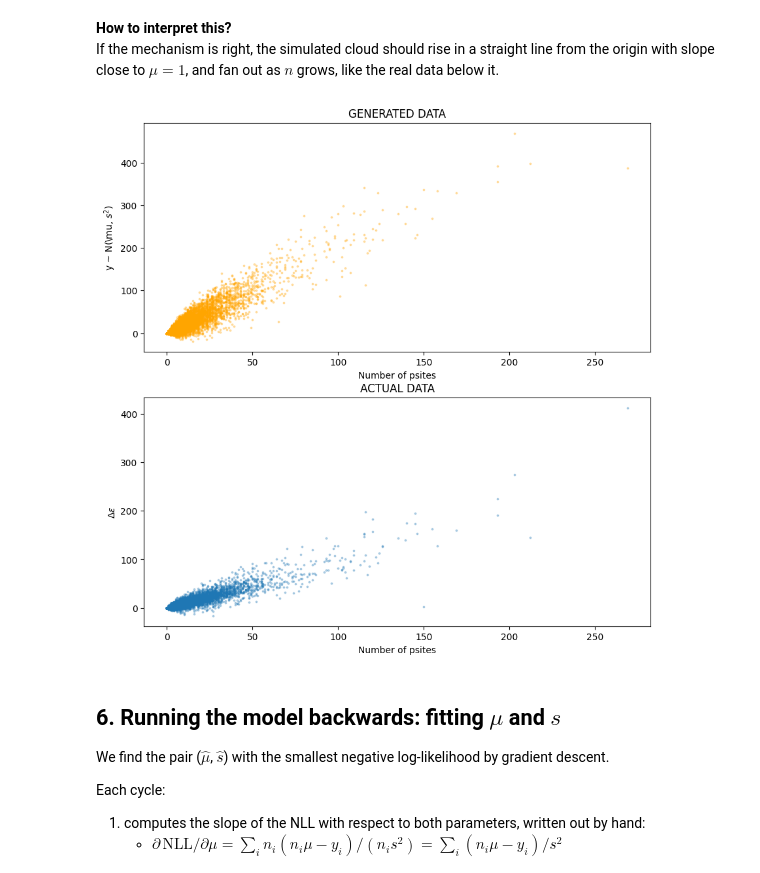
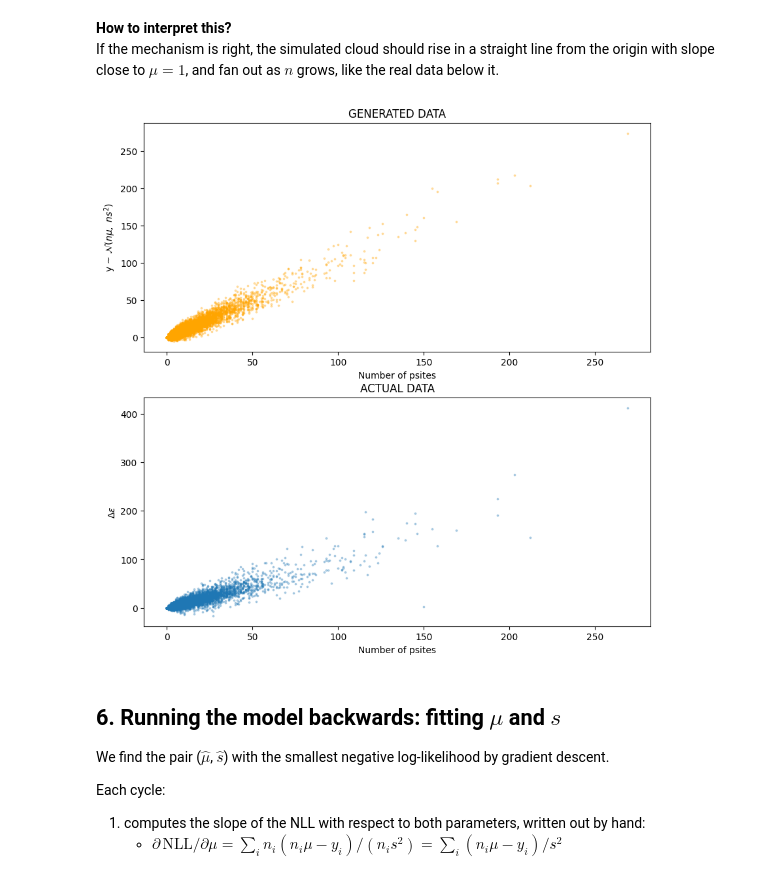
Before and after one commit to Laura-Filkova/CB2330-KICKASS-PROJECT, a Jupyter notebook: project.ipynb, the cells around one changed output. Saved outputs shown, nothing was run; the diff lists cells and outputs as text; code cells hidden in the pictures.

```diff
--- a/project.ipynb
+++ b/project.ipynb
@@ -236,9 +239,8 @@ def uniforms(k, seed):
       out[i] = state / M
     return out
 
-def draw_from_normal(mu, s, seed = 2026):
-  normal_standard = (sum(uniforms(12, seed)) - 6)
-  return normal_standard * s + mu
+def draw_from_normal(mu, s, us):
+    return (sum(us) - 6) * s + mu
 # %% [markdown]
 ## 5. Forward simulation
 
@@ -255,42 +257,44 @@ seed = 2026
 y_sim_1 = []
 n_psites = s3_a_df["idr_psites"].to_list()
 
+
+rs = uniforms(12 * sum(n_psites), seed)
+y_sim_1, start = [], 0
 for n in n_psites:
-  total = mu * n
-  for i in range(n):
-    random_draw = draw_from_normal(mu,s,seed)
-    total +=  random_draw
-    seed = lcg(seed,A,C,M)
-  y_sim_1.append(total)
+    total = 0
+    for k in range(n):
+        total += draw_from_normal(mu, s, rs[start:start+12])
+        start += 12
+    y_sim_1.append(total)
 # %% [markdown]
 **How to interpret this?**
 If the mechanism is right, the simulated cloud should rise in a straight line from the origin with slope close to $\mu = 1$, and fan out as $n$ grows, like the real data below it.
 # %%
 fig, ((ax1, ax2)) = plt.subplots(2, 1, figsize=(10, 10))
 
 
 ax1.scatter(
     s3_a_df['idr_psites'], y_sim_1,
     s=3,
     alpha=0.3,
     color = "orange"
     )
 ax1.set_title('GENERATED DATA')
-ax1.set_ylabel(r"y ~ N(\mu, $s^2$)")
+ax1.set_ylabel(r"y ~ $\mathcal{N}(n\mu,\ n s^2)$")
 ax1.set_xlabel('Number of psites')
 
 ax2.scatter(
     s3_a_df['idr_psites'],
     -s3_a_df['pre-post'],
     s=3,
     alpha=0.3)
 ax2.set_title('ACTUAL DATA')
 ax2.set_ylabel("$\Delta\epsilon$")
 ax2.set_xlabel('Number of psites')
 
 plt.show()
 # %% [output]
-[figure, old version]
+[figure, new version]
 # %% [markdown]
 ## 6. Running the model backwards: fitting $\mu$ and $s$
 
```
Also changed, not shown: parts of 4 cells of this notebook.
